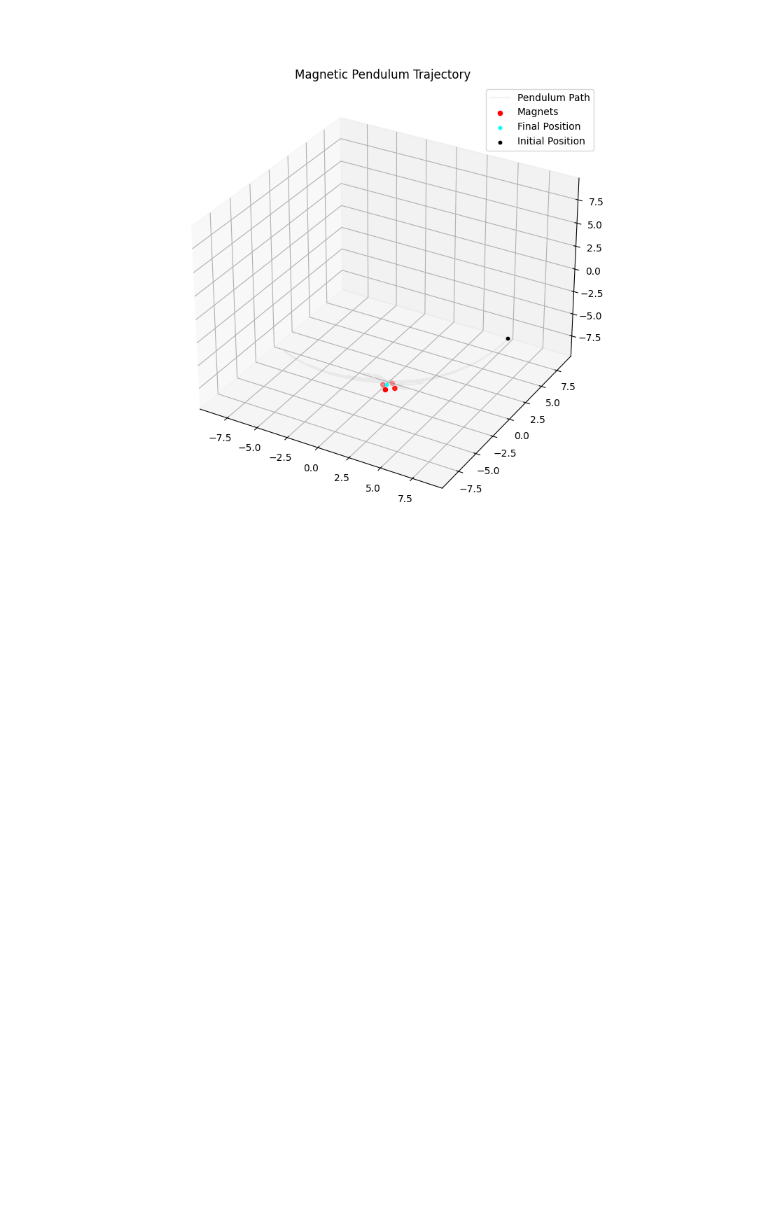
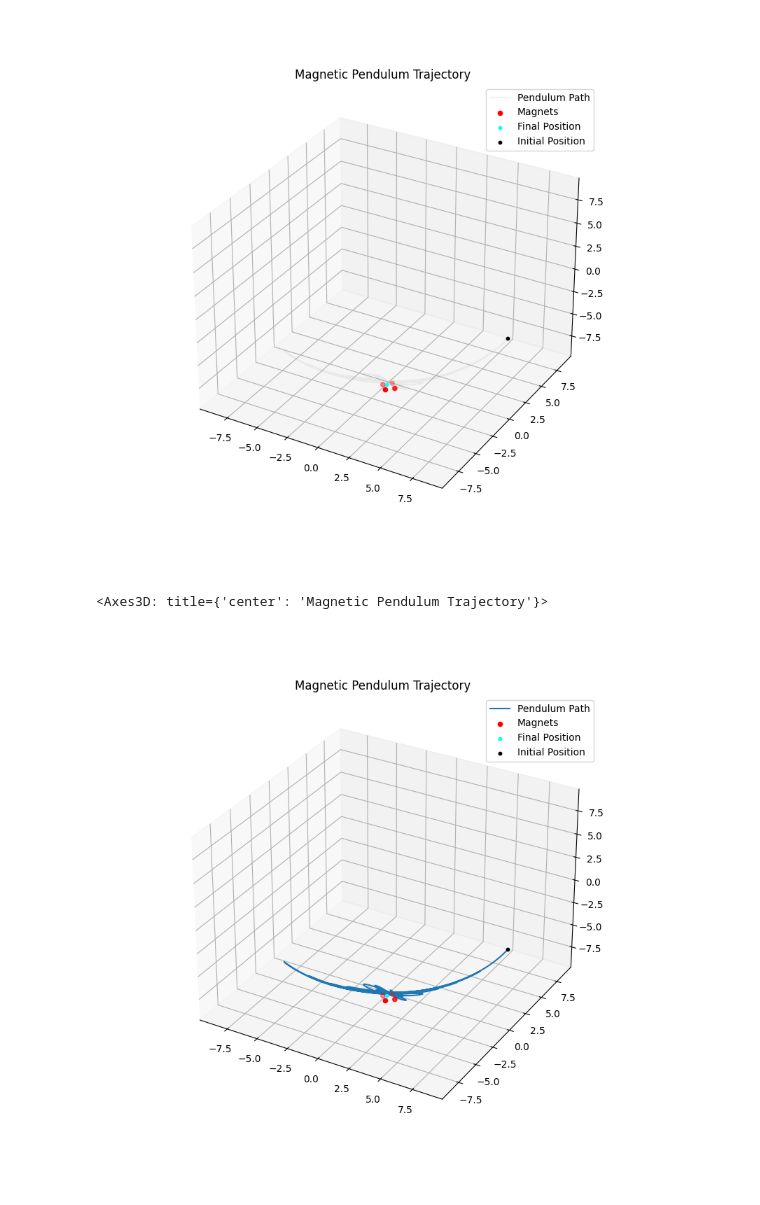
Before and after one commit to fkaner0/magnetic_pendulum, a Jupyter notebook: magnetic_pendulum/modelling.ipynb, the cells around one changed output. Saved outputs shown, nothing was run; the diff lists cells and outputs as text; code cells hidden in the pictures; blank space fills up the shorter version.

```diff
--- a/magnetic_pendulum/modelling.ipynb
+++ b/magnetic_pendulum/modelling.ipynb
@@ -220,8 +220,11 @@ def plot_trajectory(trajectory, magnet_positions):
 
     ax.legend()
     ax.grid(True)
-    set_axes_equal(ax)
-    plt.show()
+    ax.set_xlim(-L,L)
+    ax.set_ylim(-L,L)
+    ax.set_zlim(-L,L)
+    # plt.show()
+    return ax
 
 def plot_trajectory_rotate(trajectory, magnet_positions):
 
@@ -242,8 +245,9 @@ def plot_trajectory_rotate(trajectory, magnet_positions):
 
     ax.legend()
     ax.grid(True)
-    set_axes_equal(ax)
-    ax.axis('equal')
+    ax.set_xlim(-L,L)
+    ax.set_ylim(-L,L)
+    ax.set_zlim(-L,L)
 
 
     # Rotate the axes and update
@@ -284,16 +288,9 @@ def plot_trajectory_animation(trajectory, magnet_positions, dt=0.01, timestep=No
 
     ax.legend()
     ax.grid(True)
-    # set_axes_equal(ax)
-
-
-    # print(np.ptp(trajectory[:,0]), np.ptp(trajectory[:,1]))
-    # ax.set_box_aspect((2*L, 2*L, 2*L))
-
     ax.set_xlim(-L,L)
     ax.set_ylim(-L,L)
     ax.set_zlim(-L,L)
-    # ax.set_zlim(-10,10)
 
 
     line, = ax.plot([], [], [], 'o-', lw=2)
@@ -303,7 +300,7 @@ def plot_trajectory_animation(trajectory, magnet_positions, dt=0.01, timestep=No
 
     animation_trajectory = trajectory.T
     if timestep:
-        animation_trajectory = animation_trajectory[::timestep]
+        animation_trajectory = animation_trajectory[::timestep].copy()
 
 
     def animate(i):
@@ -334,6 +326,11 @@ plot_trajectory_animation(trajectory, magnet_positions, dt=0.001, timestep=20)
 # %% [output]
 <matplotlib.animation.FuncAnimation at 0x...>
 [figure]
+# %%
+plot_trajectory(trajectory, magnet_positions)
+# %% [output]
+<Axes3D: title={'center': 'Magnetic Pendulum Trajectory'}>
+[figure, added]
 # %%
 list(result[:,1])
 # %% [output]
```
Also changed, not shown: parts of 5 cells of this notebook.
